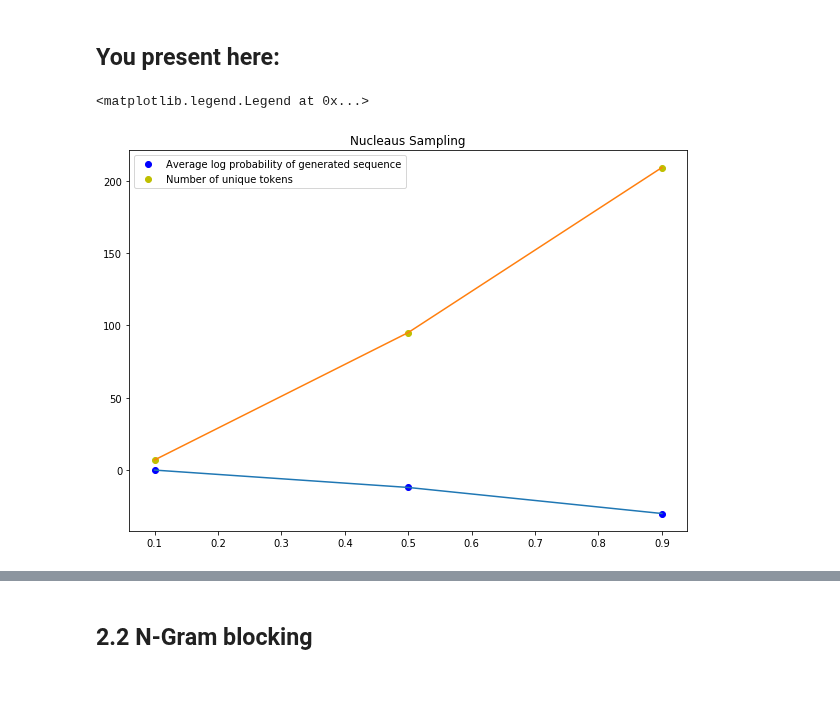
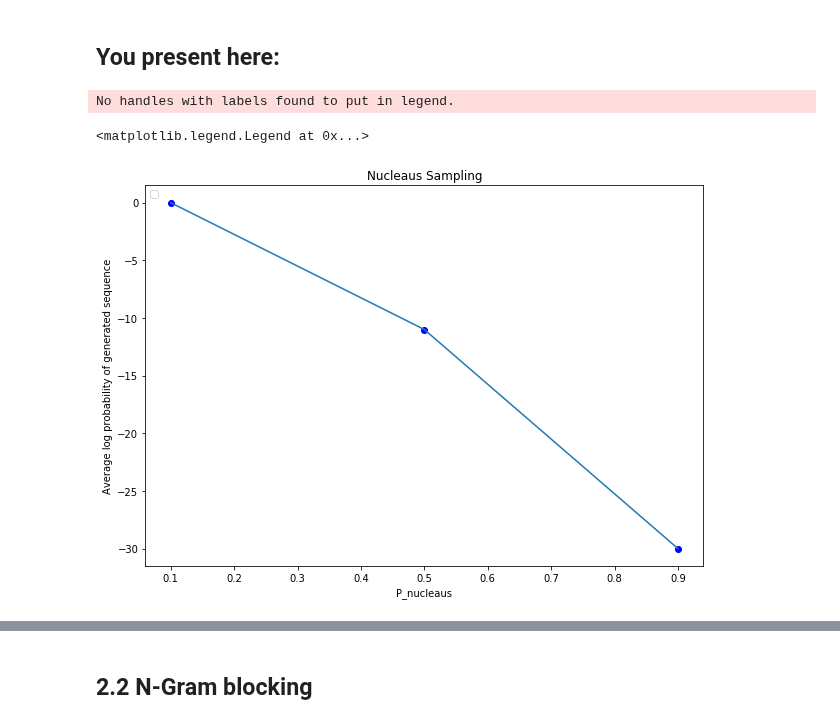
Before and after one commit to nimiw0821/DS-GA_1011_NLP, a Jupyter notebook: HW4/hw4_(1).ipynb, the cells around one changed output, grey strips where cells are left out. Saved outputs shown, nothing was run; the diff lists cells and outputs as text; code cells hidden in the pictures; blank space fills up the shorter version.

```diff
--- a/HW4/hw4_(1).ipynb
+++ b/HW4/hw4_(1).ipynb
@@ -867,3 +849,12 @@ test_batch = {
     'text_lens': torch.tensor([len(inputs)], dtype=torch.long),
     'use_packed': True,
 }
+# %%
+# random choice
+import numpy as np
+batch_size = 1
+
+# shuffling to make different examples
+valid_loader_single = DataLoader(valid_dataset, shuffle=True, collate_fn=batchify, batch_size=batch_size)
+valid_sample = next(iter(valid_loader_single))
+print(f"Input : {chat_dict.v2t(valid_sample['text_vecs'][0].tolist())}\n")
@@ -876,7 +876,7 @@ for top_p in top_p_list:
     outputs = []
     sum_log_probs = []
     for _ in range(100): # product 100 decodings
-        output, sum_log_prob = nucleus_sampling(model, test_batch, 1, top_p)
+        output, sum_log_prob = nucleus_sampling(model, valid_sample, 1, top_p)
         outputs.extend(output.view(-1).tolist())
         sum_log_probs.append(sum_log_prob)
         print(chat_dict.v2t(output[0].tolist())) # print decoded sentence
@@ -890,15 +908,16 @@ for top_p in top_p_list:
 # %%
 avg_sum_log_probs_list = [int(i) for i in avg_sum_log_probs_list]
 
 import matplotlib.pyplot as plt
 
 plt.figure(figsize = (10,7))
-plt.plot(top_p_list, avg_sum_log_probs_list, 'bo', label='Average log probability of generated sequence')
+plt.plot(top_p_list, avg_sum_log_probs_list, 'bo')
 plt.plot(top_p_list, avg_sum_log_probs_list)
-plt.plot(top_p_list, unique_tokens, 'yo', label='Number of unique tokens')
-plt.plot(top_p_list, unique_tokens)
 plt.title('Nucleaus Sampling')
+plt.ylabel('Average log probability of generated sequence')
+plt.xlabel('P_nucleaus')
 plt.legend(loc = 2)
 # %% [output]
-<matplotlib.legend.Legend at 0x...>
+No handles with labels found to put in legend.
+<matplotlib.legend.Legend at 0x...>
-[figure, old version]
+[figure, new version]
```
Also changed, not shown: parts of 7 cells of this notebook.
